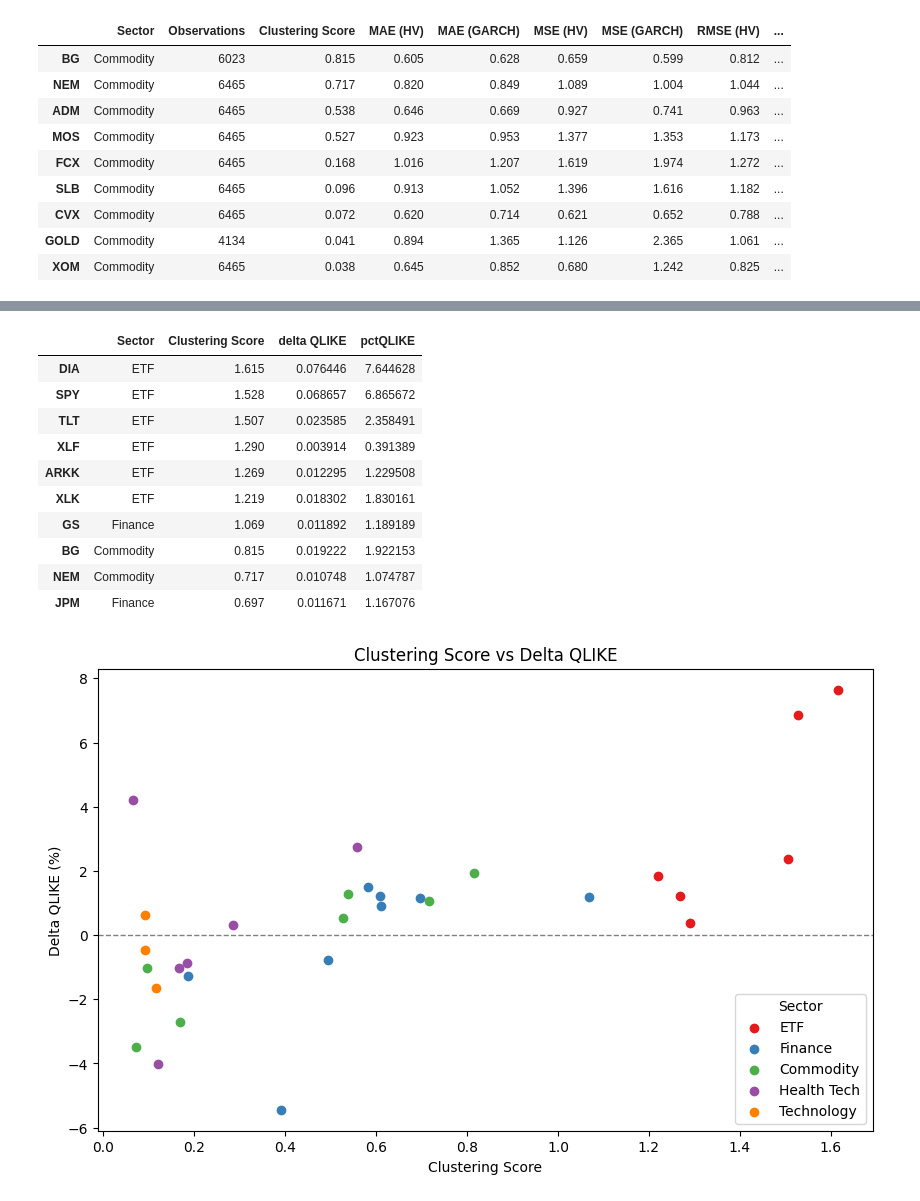
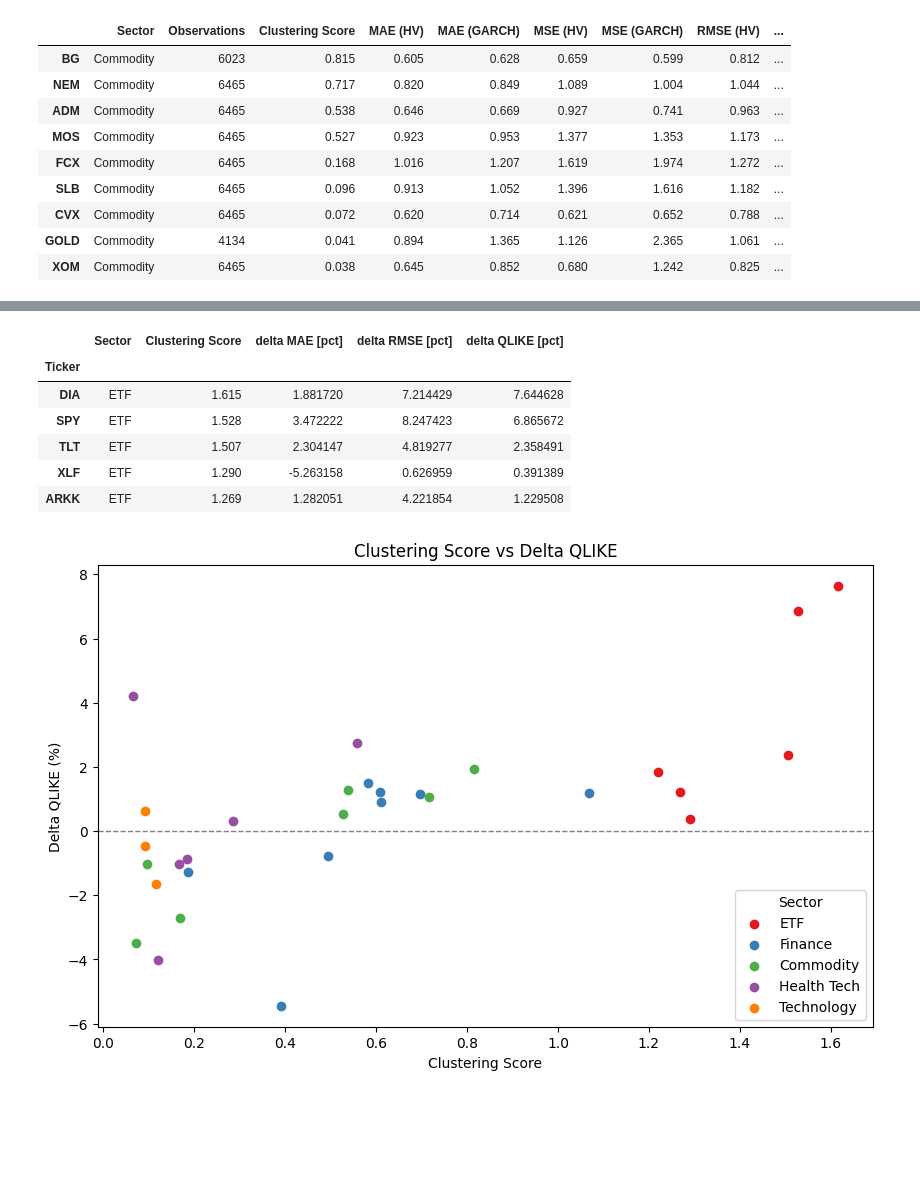
Before and after one commit to sushmita212/Stock_Volatility_Forecasting, a Jupyter notebook: modelAndPrediction.ipynb, the cells around one changed output, grey strips where cells are left out. Cells and saved outputs as stored; diff of their text form; code cells hidden in the pictures; blank space fills up the shorter version.

```diff
--- a/modelAndPrediction.ipynb
+++ b/modelAndPrediction.ipynb
@@ -304 +322,11 @@ df_deltaQLIKE["delta QLIKE"] =(df_all_sectors_res["QLIKE (HV)"]-df_all_sectors_r
+# %%
+df_delta_metrics.head()
+# %% [output]
+|  | Sector | Clustering Score | delta MAE [pct] | delta RMSE [pct] | delta QLIKE [pct] |
+| Ticker |  |  |  |  |  |
+| DIA | ETF | 1.615 | 1.881720 | 7.214429 | 7.644628 |
+| SPY | ETF | 1.528 | 3.472222 | 8.247423 | 6.865672 |
+| TLT | ETF | 1.507 | 2.304147 | 4.819277 | 2.358491 |
+| XLF | ETF | 1.290 | -5.263158 | 0.626959 | 0.391389 |
+| ARKK | ETF | 1.269 | 1.282051 | 4.221854 | 1.229508 |
 # %%
@@ -308,15 +334 @@ df_deltaQLIKE["pctQLIKE"]=df_deltaQLIKE["delta QLIKE"]*100
-# %%
-df_deltaQLIKE.head(10)
-# %% [output]
-|  | Sector | Clustering Score | delta QLIKE | pctQLIKE |
-| DIA | ETF | 1.615 | 0.076446 | 7.644628 |
-| SPY | ETF | 1.528 | 0.068657 | 6.865672 |
-| TLT | ETF | 1.507 | 0.023585 | 2.358491 |
-| XLF | ETF | 1.290 | 0.003914 | 0.391389 |
-| ARKK | ETF | 1.269 | 0.012295 | 1.229508 |
-| XLK | ETF | 1.219 | 0.018302 | 1.830161 |
-| GS | Finance | 1.069 | 0.011892 | 1.189189 |
-| BG | Commodity | 0.815 | 0.019222 | 1.922153 |
-| NEM | Commodity | 0.717 | 0.010748 | 1.074787 |
-| JPM | Finance | 0.697 | 0.011671 | 1.167076 |
 # %%
```
Also changed, not shown: parts of 12 cells of this notebook, 4 other files.
